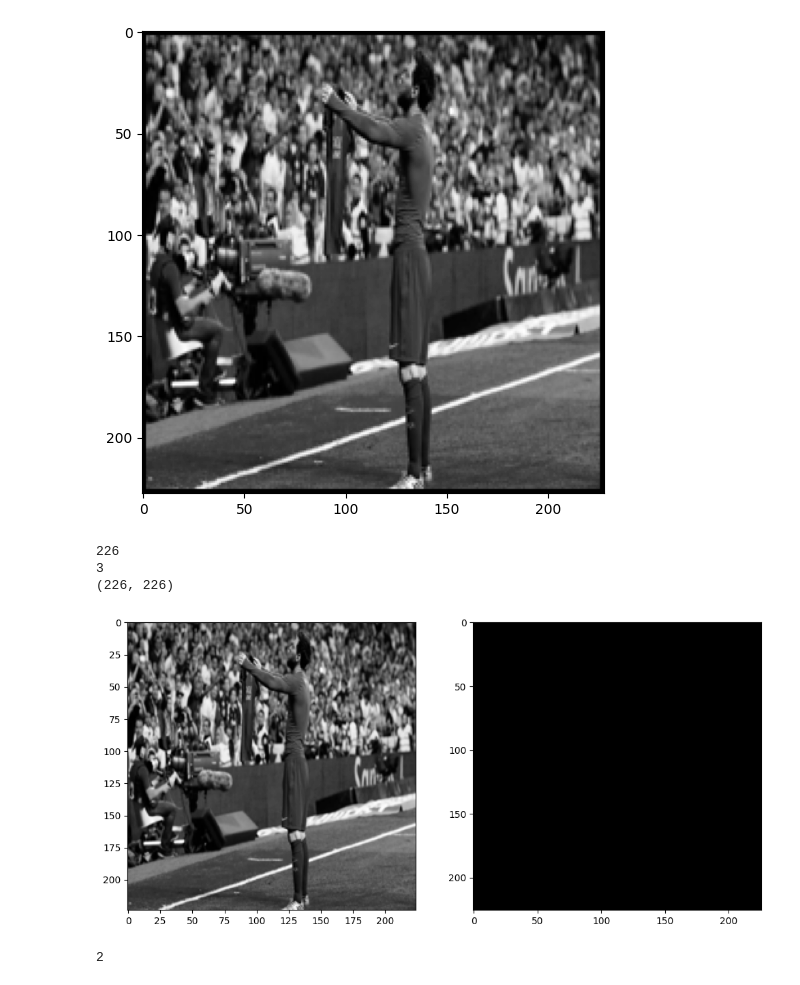
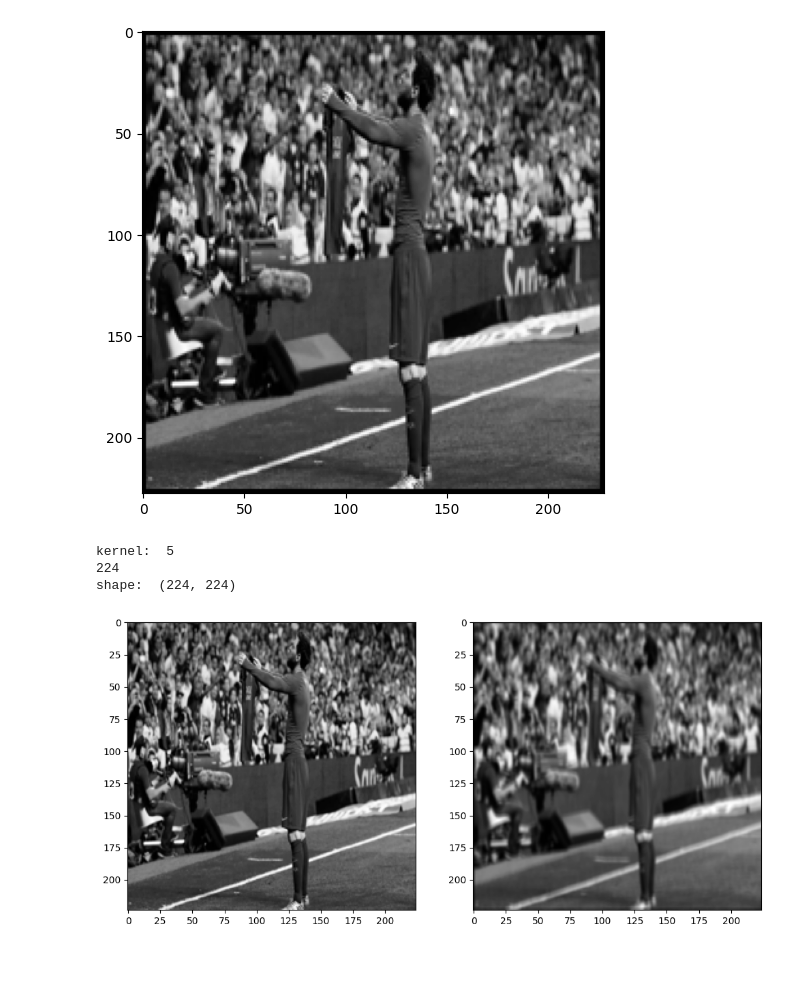
Before and after one commit to danhenriquex/Deep-Learning, a Jupyter notebook: Trabalho 1.ipynb, the cells around one changed output. Saved outputs shown, nothing was run; the diff lists cells and outputs as text; code cells hidden in the pictures.

Commit message:
fixing problem with matrix that has r > c

```diff
--- a/Trabalho 1.ipynb
+++ b/Trabalho 1.ipynb
@@ -7,0 +6,16 @@ import matplotlib.pyplot as plt
+# %%
+file = open("filter.txt", "r")
+
+matrix_filter = []
+
+for row in file:
+    values = row.split()
+    matrix_filter.append(values)
+
+file.close()
+
+print(len(matrix_filter), len(matrix_filter[0]))
+
+for row in range(len(matrix_filter)):
+    for column in range(len(matrix_filter[0])):
+        matrix_filter[row][column] = float(matrix_filter[row][column])
@@ -7,0 +24,3 @@ import matplotlib.pyplot as plt
+# %%
+matrix_filter = np.array(matrix_filter)
+matrix_filter
@@ -73,12 +82,17 @@ outline = np.array([
 # %%
 def convolve(img: np.array, kernel: np.array) -> np.array:
 
+    kernel_size = 0
+
+    if len(kernel) > len(kernel[0]):
+        kernel_size = len(kernel)
+    else:
+        kernel_size = len(kernel[0])
+
     tgt_size = calculate_target_size(
         img_size=img.shape[0],
-        kernel_size=kernel.shape[0]
+        kernel_size=kernel_size
     )
-
-    print(tgt_size)
 
     k = kernel.shape[0]
     l = kernel.shape[1]
@@ -90,8 +104,6 @@ def convolve(img: np.array, kernel: np.array) -> np.array:
 
     convolved_img = np.zeros(shape=(tgt_size, tgt_size))
 
-    print(k)
-
     for i in range(tgt_size):
 
         for j in range(tgt_size):
@@ -101,6 +113,7 @@ def convolve(img: np.array, kernel: np.array) -> np.array:
             if active:
                 convolved_img[i, j] = np.sum(np.multiply(mat, kernel))
             else:
+
                 if not mat.shape[1] == k:
                     convolved_img[i, j] = np.sum(np.multiply(mat, kernel))
                 else:
@@ -162,19 +169,15 @@ plot_image(img_with_padding_3x3)
 (228, 228)
 [figure]
 # %%
-img_padded_3x3_sharpened = convolve(img=img_with_padding_3x3, kernel=sharpen)
-print(img_padded_3x3_sharpened.shape)
+img_padded_3x3_sharpened = convolve(img=img_with_padding_3x3, kernel=matrix_filter)
+print('shape: ', img_padded_3x3_sharpened.shape)
 
 plot_two_images(
     img1=img,
     img2=img_padded_3x3_sharpened
 )
 # %% [output]
-226
-3
-(226, 226)
+kernel:  5
+224
+shape:  (224, 224)
-[figure, old version]
+[figure, new version]
-# %%
-calculate_target_size(img_size=6, kernel_size=5)
-# %% [output]
-2
```
Also changed, not shown: parts of 17 cells of this notebook, 1 other file.
